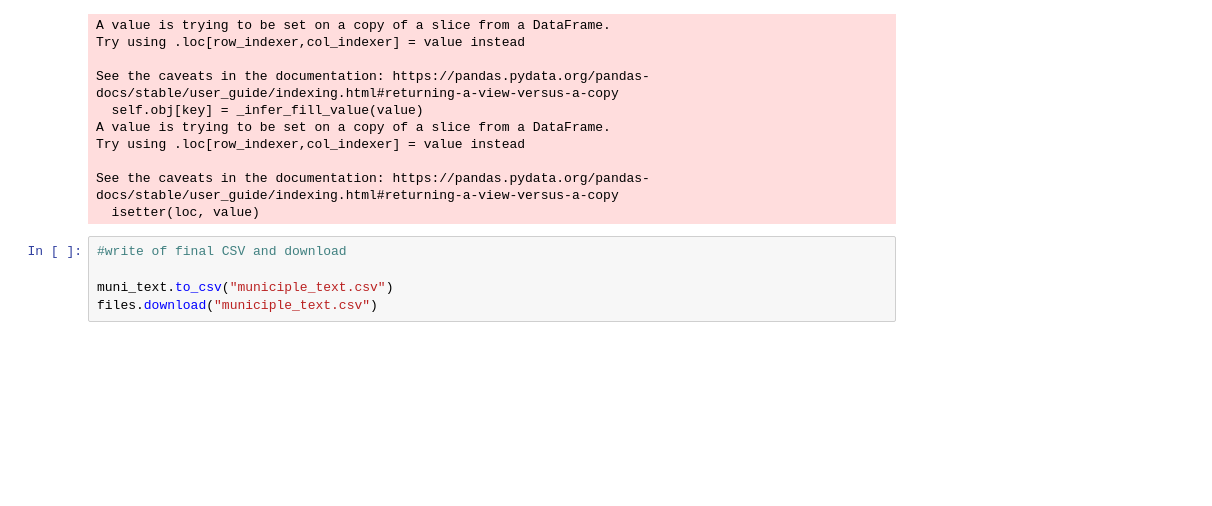
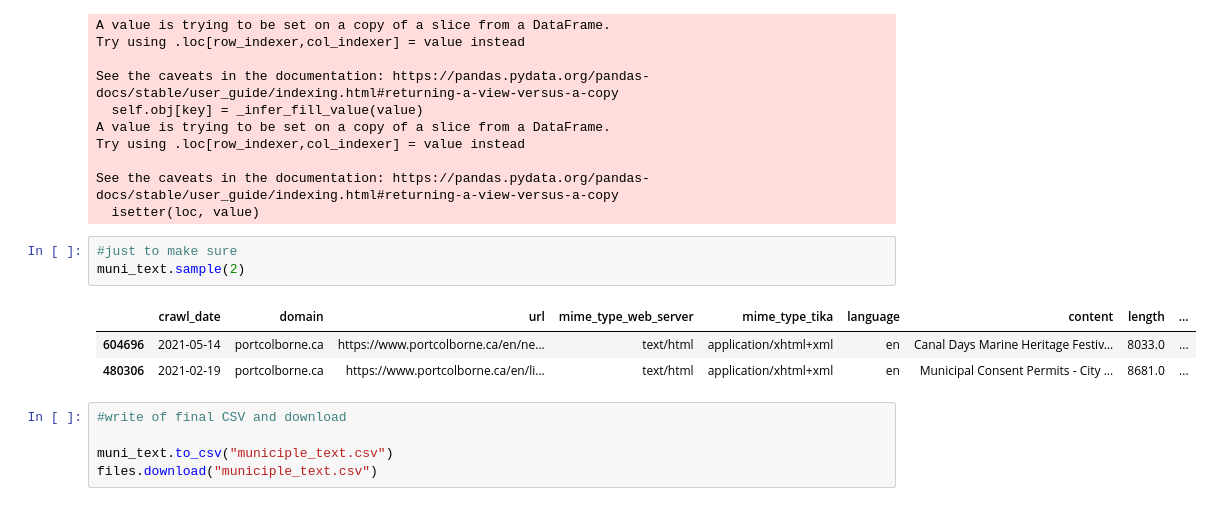
Before and after one commit to BrockDSL/Analyzing_Web_Archives, a Jupyter notebook: Prep_Muni_Data.ipynb, the cells around one changed output. Saved outputs shown, nothing was run; the diff lists cells and outputs as text; blank space fills up the shorter version.

```diff
--- a/Prep_Muni_Data.ipynb
+++ b/Prep_Muni_Data.ipynb
@@ -121,6 +120,13 @@ Try using .loc[row_indexer,col_indexer] = value instead
 
 See the caveats in the documentation: https://pandas.pydata.org/pandas-docs/stable/user_guide/indexing.html#returning-a-view-versus-a-copy
   isetter(loc, value)
+# %%
+#just to make sure
+muni_text.sample(2)
+# %% [output]
+|  | crawl_date | domain | url | mime_type_web_server | mime_type_tika | language | content | length | ... |
+| 604696 | 2021-05-14 | portcolborne.ca | https://www.portcolborne.ca/en/ne... | text/html | application/xhtml+xml | en | Canal Days Marine Heritage Festiv... | 8033.0 | ... |
+| 480306 | 2021-02-19 | portcolborne.ca | https://www.portcolborne.ca/en/li... | text/html | application/xhtml+xml | en | Municipal Consent Permits - City ... | 8681.0 | ... |
 # %%
 #write of final CSV and download
 
```
Also changed, not shown: parts of 1 cell of this notebook.
